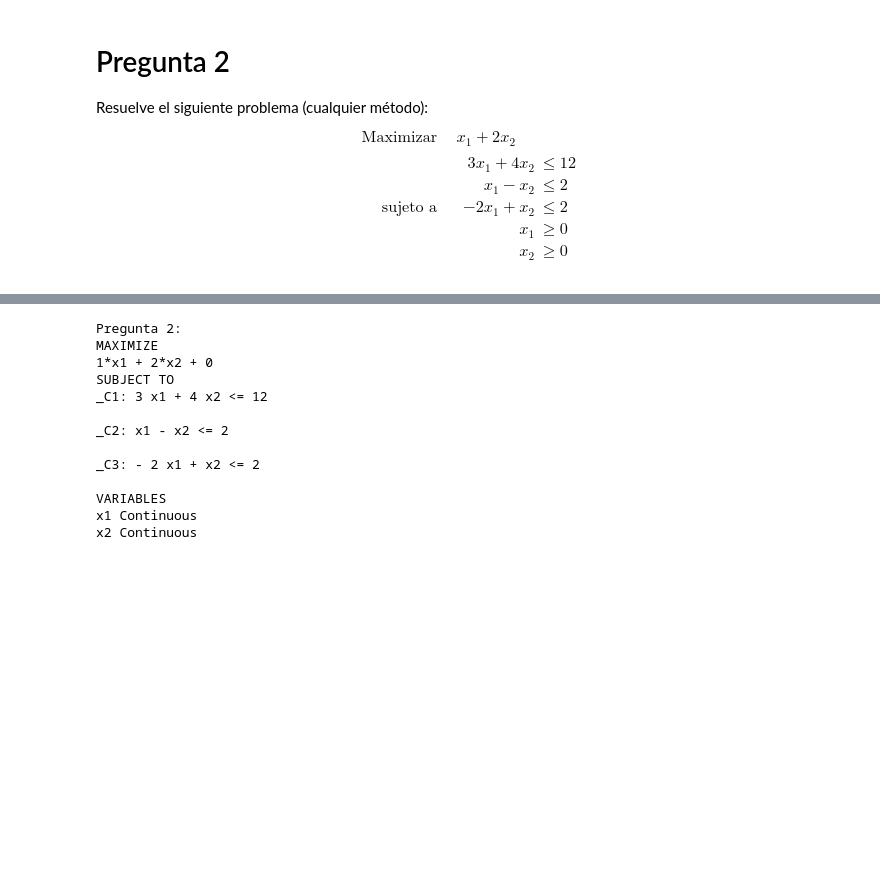
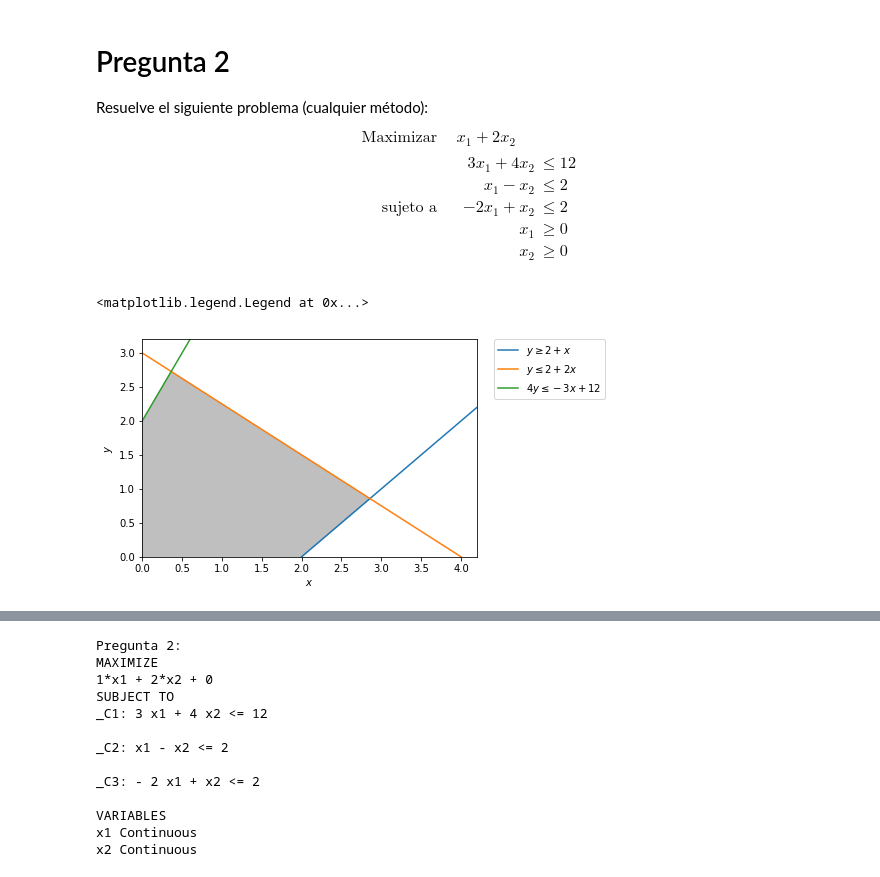
Before and after one commit to NellyMariela/Programacion-Lineal, a Jupyter notebook: examen1.ipynb, the cells around one changed output, grey strips where cells are left out. Drawn from its saved outputs; the diff is of its cells as text; code cells hidden in the pictures; blank space fills up the shorter version.

```diff
--- a/examen1.ipynb
+++ b/examen1.ipynb
@@ -74,3 +81,25 @@ Resuelve el siguiente problema (cualquier método):
      \end{aligned}
    \end{aligned}
    \end{equation*}
+# %%
+import numpy as np
+import matplotlib.pyplot as plt
+%matplotlib inline
+
+x = np.linspace(0, 20, 2000)
+y1 = x-2
+y2 = (12-3*x)/4.0
+y3 = 2*x+2
+plt.plot(x, y1, label=r'$y\geq2+x$')
+plt.plot(x, y2, label=r'$y\leq2+2x$')
+plt.plot(x, y3, label=r'$4y\leq-3x+12$')
+plt.xlim((0,4.2))
+plt.ylim((0,3.2))
+plt.xlabel(r'$x$')
+plt.ylabel(r'$y$')
+y5 = np.minimum(y3, y2)
+plt.fill_between(x, y5, y1, where=y5>y1, color='grey', alpha=0.5)
+plt.legend(bbox_to_anchor=(1.05, 1), loc=2, borderaxespad=0.)
+# %% [output]
+<matplotlib.legend.Legend at 0x...>
+[figure, added]
```
Also changed, not shown: parts of 3 cells of this notebook.
